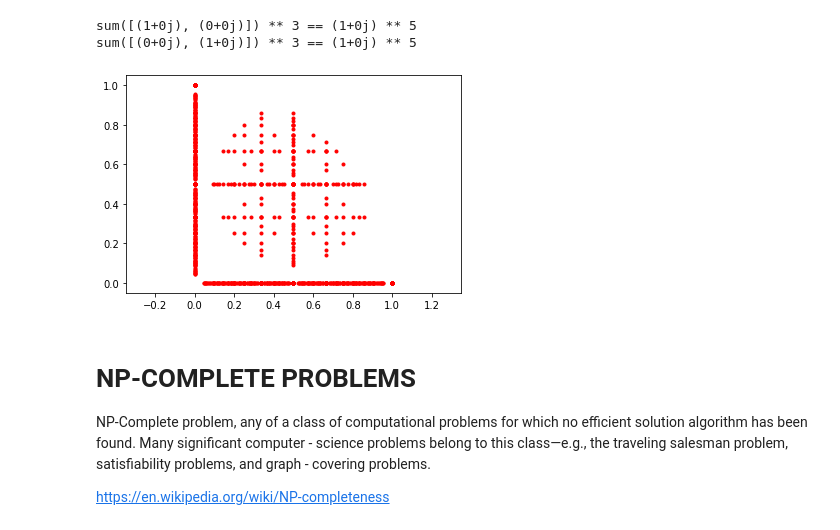
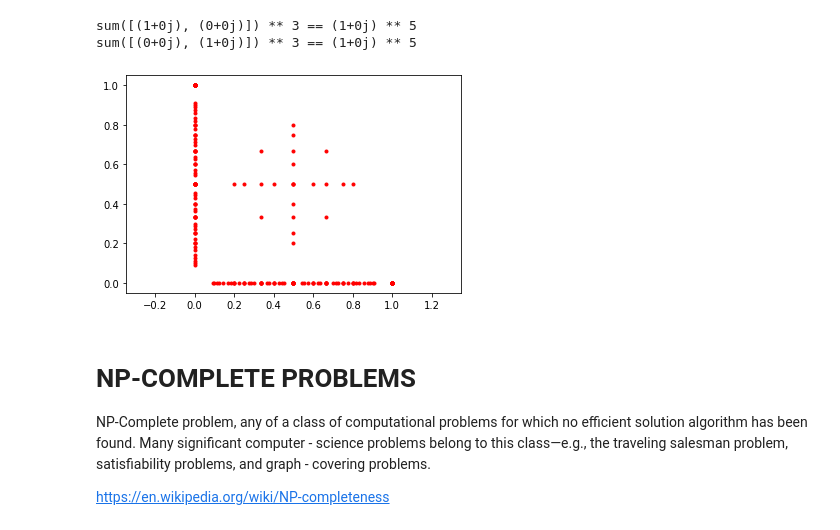
Before and after one commit to maxtuno/PEQNP, a Jupyter notebook: docs/PEQNP.ipynb, the cells around one changed output. Cells and saved outputs as stored; diff of their text form; code cells hidden in the pictures.

```diff
--- a/docs/PEQNP.ipynb
+++ b/docs/PEQNP.ipynb
@@ -680,26 +677,26 @@ sum([(0+0j), (1+0j)]) ** 3 == (1+0j) ** 5
 # %%
 import numpy as np
 import peqnp as cnf
 import matplotlib.pyplot as plt
 
 dim = 2
 
-cnf.engine(9)
+cnf.engine(7)
 
 ps = cnf.vector(size=dim, is_rational=True)
 
 assert sum([p ** dim for p in ps]) <= 1
 
 dots = []
 while cnf.satisfy():
     dots.append(np.vectorize(float)(ps))
 
 x, y = zip(*dots)
 plt.axis('equal')
 plt.plot(x, y, 'r.')
 plt.show()
 # %% [output]
-[figure, old version]
+[figure, new version]
 # %% [markdown]
 # NP-COMPLETE PROBLEMS
 
```
Also changed, not shown: parts of 15 cells of this notebook.
